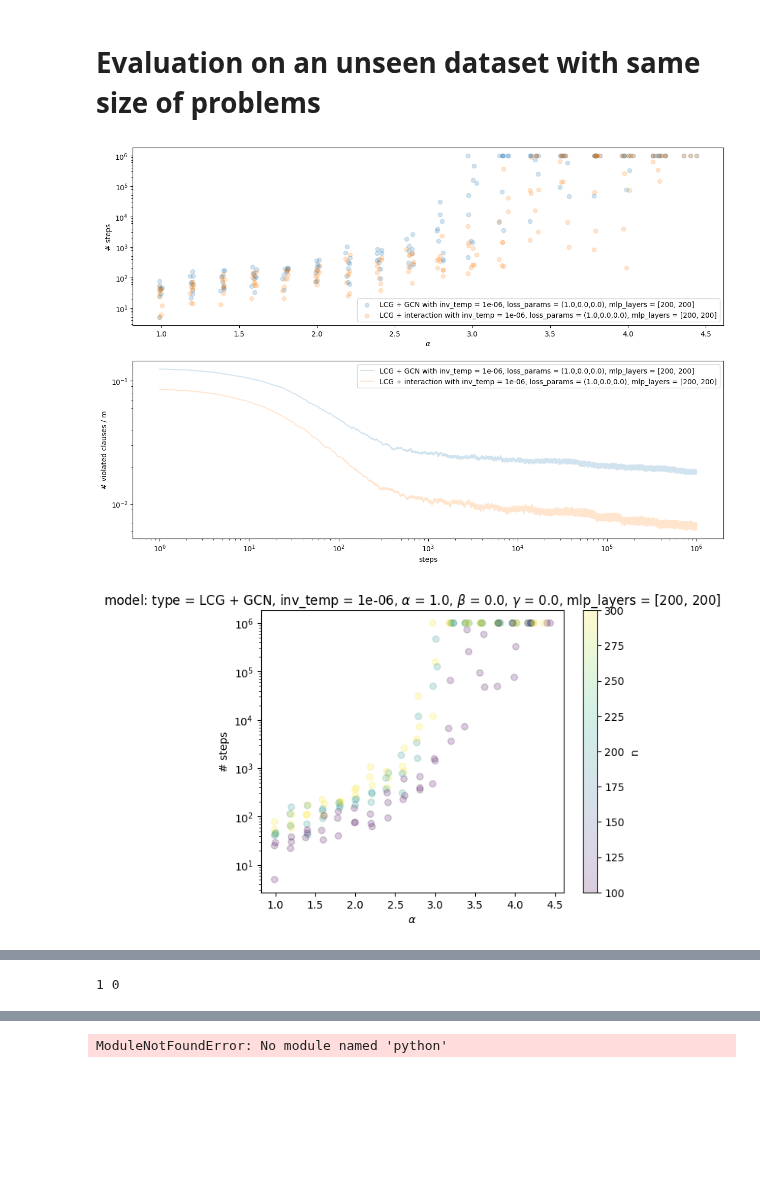
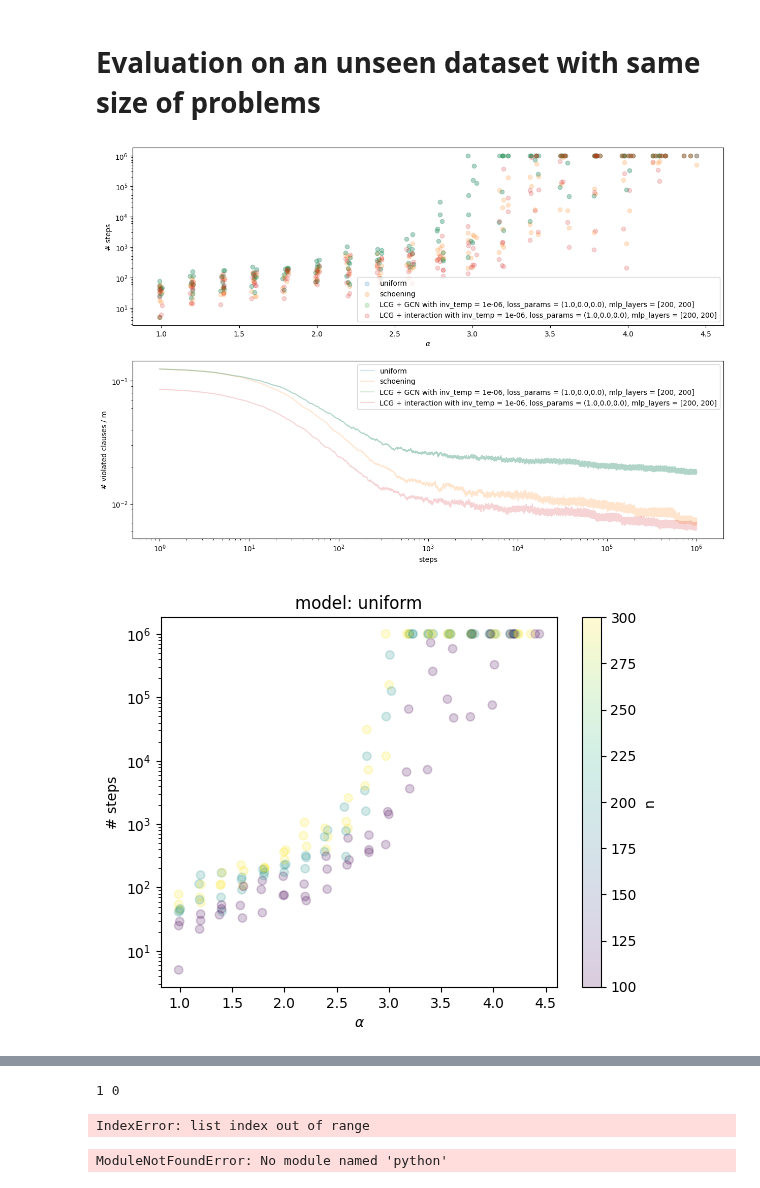
Before and after one commit to porscheofficial/sls_sat_solving_with_deep_learning, a Jupyter notebook: python/src/instance_evaluation.ipynb, the cells around one changed output, grey strips where cells are left out. Saved outputs shown, nothing was run; the diff lists cells and outputs as text; code cells hidden in the pictures; blank space fills up the shorter version.

```diff
--- a/python/src/instance_evaluation.ipynb
+++ b/python/src/instance_evaluation.ipynb
@@ -21,14 +21,17 @@ def get_color_gradient(c1, c2, n):
     return ["#" + "".join([format(int(round(val*255)), "02x") for val in item]) for item in rgb_colors]
 '''
 
-def plot_number_of_steps_single_model(total_steps, n_array, alpha_array, model_details): #model_path = False):
+def plot_number_of_steps_single_model(total_steps, n_array, alpha_array, model_details, model_path = False):
     plt.scatter([alpha_array],[total_steps], c = n_array, alpha = 0.2)
     plt.colorbar(label = "n")
     plt.yscale("log")
     plt.ylabel("# steps")
     plt.xlabel(r"$\alpha$")
     if model_details:
-        title = r"type = {} + {}, inv_temp = {}, $\alpha$ = {}, $\beta$ = {}, $\gamma$ = {}, mlp_layers = {}".format(model_details[0][5], model_details[0][6],model_details[0][0], model_details[0][1], model_details[0][2], model_details[0][3], model_details[0][4])
+        if model_details ==[[]]:
+            title = model_path
+        else:
+            title = r"type = {} + {}, inv_temp = {}, $\alpha$ = {}, $\beta$ = {}, $\gamma$ = {}, mlp_layers = {}".format(model_details[0][5], model_details[0][6],model_details[0][0], model_details[0][1], model_details[0][2], model_details[0][3], model_details[0][4])
         plt.title("model: " + title)
     #if model_path:
     #    title = model_path.split("/")[-1]
@@ -37,21 +40,27 @@ def plot_number_of_steps_single_model(total_steps, n_array, alpha_array, model_d
 
 def do_evaluation_for_single_model(saved_eval_path):
     model_path, model_details, n_array, alpha_array, energies_array_mean , total_steps = np.load(saved_eval_path, allow_pickle=True)
-    plot_number_of_steps_single_model(total_steps, n_array, alpha_array, model_details) #model_path[0])
+    plot_number_of_steps_single_model(total_steps, n_array, alpha_array, model_details,model_path[0])
 
 def do_evaluation_multiple_models(saved_eval_path_list):
     fig, ax = plt.subplots(2, 1, figsize=(15, 10))
-    def plot_number_of_steps(total_steps, alpha_array, model_details): #model_path = False):
-        label = r"{} + {} with inv_temp = {}, loss_params = ({},{},{}), mlp_layers = {}".format(model_details[0][5], model_details[0][6],model_details[0][0], model_details[0][1], model_details[0][2], model_details[0][3], model_details[0][4])
+    def plot_number_of_steps(total_steps, alpha_array, model_details, model_path = False):
+        if model_details ==[[]]:
+            label = model_path
+        else:
+            label = r"{} + {} with inv_temp = {}, loss_params = ({},{},{}), mlp_layers = {}".format(model_details[0][5], model_details[0][6],model_details[0][0], model_details[0][1], model_details[0][2], model_details[0][3], model_details[0][4])
         ax[0].scatter([alpha_array],[total_steps], alpha = 0.2, label = label) #model_path.split("/")[-1])
-    def plot_trajectory_mean(energies_array_mean, model_path):
-        label = r"{} + {} with inv_temp = {}, loss_params = ({},{},{}), mlp_layers = {}".format(model_details[0][5], model_details[0][6],model_details[0][0], model_details[0][1], model_details[0][2], model_details[0][3], model_details[0][4])
+    def plot_trajectory_mean(energies_array_mean, model_details, model_path):
+        if model_details ==[[]]:
+            label = model_path
+        else:
+            label = r"{} + {} with inv_temp = {}, loss_params = ({},{},{}), mlp_layers = {}".format(model_details[0][5], model_details[0][6],model_details[0][0], model_details[0][1], model_details[0][2], model_details[0][3], model_details[0][4])
         ax[1].plot(np.arange(1,len(energies_array_mean)+1,1), energies_array_mean, alpha = 0.2, label = label) #model_path.split("/")[-1])
 
     for saved_eval_path in saved_eval_path_list:
         model_path, model_details, n_array, alpha_array, energies_array_mean, total_steps = np.load(saved_eval_path, allow_pickle=True)
-        plot_number_of_steps(total_steps, alpha_array, model_details) #model_path[0])
-        plot_trajectory_mean(energies_array_mean, model_details) #model_path[0])
+        plot_number_of_steps(total_steps, alpha_array, model_details, model_path[0])
+        plot_trajectory_mean(energies_array_mean, model_details,model_path[0])
 
     ax[0].set_yscale("log")
     ax[0].set_ylabel("# steps")
@@ -68,8 +77,14 @@ def do_evaluation_multiple_models(saved_eval_path_list):
 def benchmark_two_models(saved_eval_path1, saved_eval_path2, color_coded = "n"):
     model_path1, model_details1, n_array1, alpha_array1, _ , total_steps1 = np.load(saved_eval_path1, allow_pickle=True)
     model_path2,model_details2, n_array2, alpha_array2, _ , total_steps2 = np.load(saved_eval_path2, allow_pickle=True)
-    title1 = r"{} + {}, {}, ({},{},{}), {}".format(model_details1[0][5], model_details1[0][6],model_details1[0][0], model_details1[0][1], model_details1[0][2], model_details1[0][3], model_details1[0][4])
-    title2 = r"{} + {}, {}, ({},{},{}), {}".format(model_details2[0][5], model_details2[0][6],model_details2[0][0], model_details2[0][1], model_details2[0][2], model_details2[0][3], model_details2[0][4])
+    if model_details1 != [[]]:
+        title1 = model_path1[0]
+    else:
+        title1 = r"{} + {}, {}, ({},{},{}), {}".format(model_details1[0][5], model_details1[0][6],model_details1[0][0], model_details1[0][1], model_details1[0][2], model_details1[0][3], model_details1[0][4])
+    if model_details1 != [[]]:
+        title2 = model_path2[0]
+    else:
+        title2 = r"{} + {}, {}, ({},{},{}), {}".format(model_details2[0][5], model_details2[0][6],model_details2[0][0], model_details2[0][1], model_details2[0][2], model_details2[0][3], model_details2[0][4])
     #title1 = r"type = {} + {}, inv_temp = {}, $\alpha$ = {}, $\beta$ = {}, $\gamma$ = {}, mlp_layers = {}".format(model_details1[0][5], model_details1[0][6],model_details1[0][0], model_details1[0][1], model_details1[0][2], model_details1[0][3], model_details1[0][4]) #model_path1[0].split("/")[-1]
     #title2 = r"type = {} + {}, inv_temp = {}, $\alpha$ = {}, $\beta$ = {}, $\gamma$ = {}, mlp_layers = {}".format(model_details2[0][5], model_details2[0][6],model_details2[0][0], model_details2[0][1], model_details2[0][2], model_details2[0][3], model_details2[0][4]) #model_path2[0].split("/")[-1]
     x = np.arange(np.min([np.min(total_steps1), np.min(total_steps2)]), np.max([np.max(total_steps1), np.max(total_steps2)]), 100)
@@ -98,19 +113,21 @@ print(model_path)
 # %%
 #saved_eval_path_list = ["/Users/p403830/Downloads/samples_random_3SAT/uniform_total_eval_EVALUATION_SET.npy",
 #                        "/Users/p403830/Downloads/samples_random_3SAT/schoening_total_eval_EVALUATION.npy",
-saved_eval_path_list=  ["/Users/p403830/Downloads/samples_random_3SAT/samples_random_3SAT_evaluationbenchmark_LCG_VCG_3SAT20230530-155713.npy",
+saved_eval_path_list=  ["/Users/p403830/Downloads/samples_random_3SAT/uniform.npy",
+                        "/Users/p403830/Downloads/samples_random_3SAT/schoening2.npy",
+                        "/Users/p403830/Downloads/samples_random_3SAT/samples_random_3SAT_evaluationbenchmark_LCG_VCG_3SAT20230530-155713.npy",
                         "/Users/p403830/Downloads/samples_random_3SAT/samples_random_3SAT_evaluationbenchmark_LCG_VCG_3SAT20230530-122213.npy"
                         ]
 do_evaluation_multiple_models(saved_eval_path_list)
 
 for saved_eval_path in saved_eval_path_list:
     do_evaluation_for_single_model(saved_eval_path)
 
 for i in range(len(saved_eval_path_list)):
     for j in range(i):
         print(i,j)
         benchmark_two_models(saved_eval_path_list[i], saved_eval_path_list[j], color_coded = "n")
         benchmark_two_models(saved_eval_path_list[i], saved_eval_path_list[j], color_coded = "alpha")
 # %% [output]
-[figure, old version]
+[figure, new version]
-[figure, old version]
+[figure, new version]
@@ -118 +134,0 @@ for i in range(len(saved_eval_path_list)):
-1 0
@@ -121,3 +137,5 @@ for i in range(len(saved_eval_path_list)):
+1 0
+IndexError: list index out of range
 # %%
 import numpy as np
 x = np.load("/Users/p403830/Library/CloudStorage/OneDrive-PorscheDigitalGmbH/programming/generateSAT/samples_n300_subset/random_3SAT20230530-134743_total_eval.npy", allow_pickle=True)
```
Also changed, not shown: parts of 2 cells of this notebook, 26 other files.
